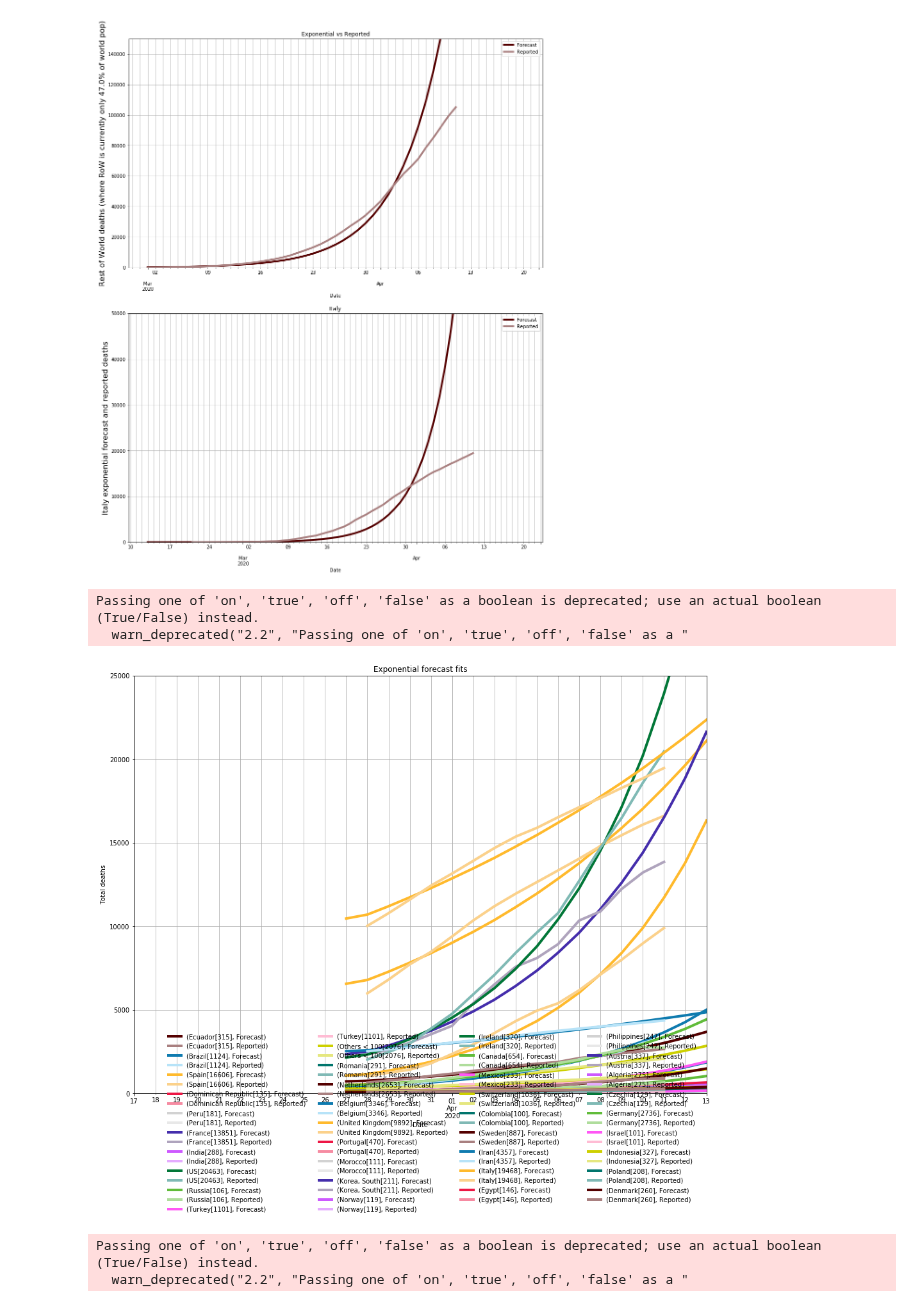
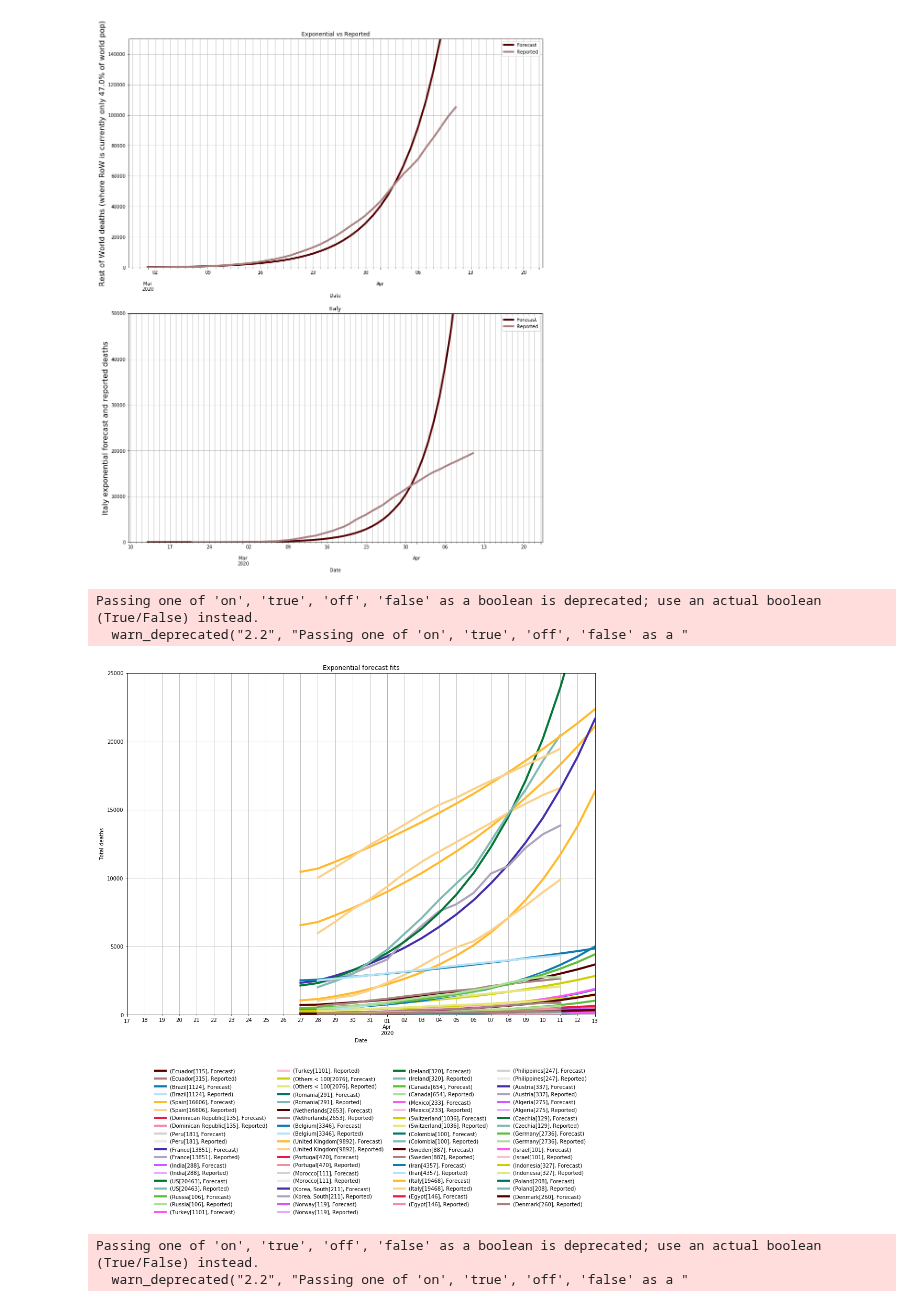
Before and after one commit to djhume/COVID-19, a Jupyter notebook: COVID-19.ipynb, the cells around one changed output. Drawn from its saved outputs; the diff is of its cells as text; code cells hidden in the pictures.

```diff
--- a/COVID-19.ipynb
+++ b/COVID-19.ipynb
@@ -424,20 +424,20 @@ Text(0, 0.5, 'Italy exponential forecast and reported deaths')
 # %%
 # Note Spain, Italy and US all above forecast exponential curves in initial stqges.
 fig = plt.figure(1, figsize=[16,12])
 ax = fig.add_subplot(111)
 exp_forecast = exp_vs_reported_v2(RoW_lim,)
 exp_f = exp_forecast["2020/3/1":"2020/4/13"]
 exp_f.plot(ax=ax, lw=4)
 ax.set_xlim([datetime(2020,3,17), datetime(2020,4,13)])
 ax.set_ylim([0, 25000])
 ax.grid('on', which='both')
 ax.set_ylabel('Total deaths')
 ax.set_title('Exponential forecast fits')
-legend_format(ax, cols=4, ypos=-0.3, xpos=0.05)
+legend_format(ax, cols=4, ypos=-0.6, xpos=0.05)
 # %% [output]
 Passing one of 'on', 'true', 'off', 'false' as a boolean is deprecated; use an actual boolean (True/False) instead.
   warn_deprecated("2.2", "Passing one of 'on', 'true', 'off', 'false' as a "
-[figure, old version]
+[figure, new version]
 # %%
 fig = plt.figure(1, figsize=[16,12])
 ax = fig.add_subplot(111)
```
Also changed, not shown: parts of 2 cells of this notebook.
